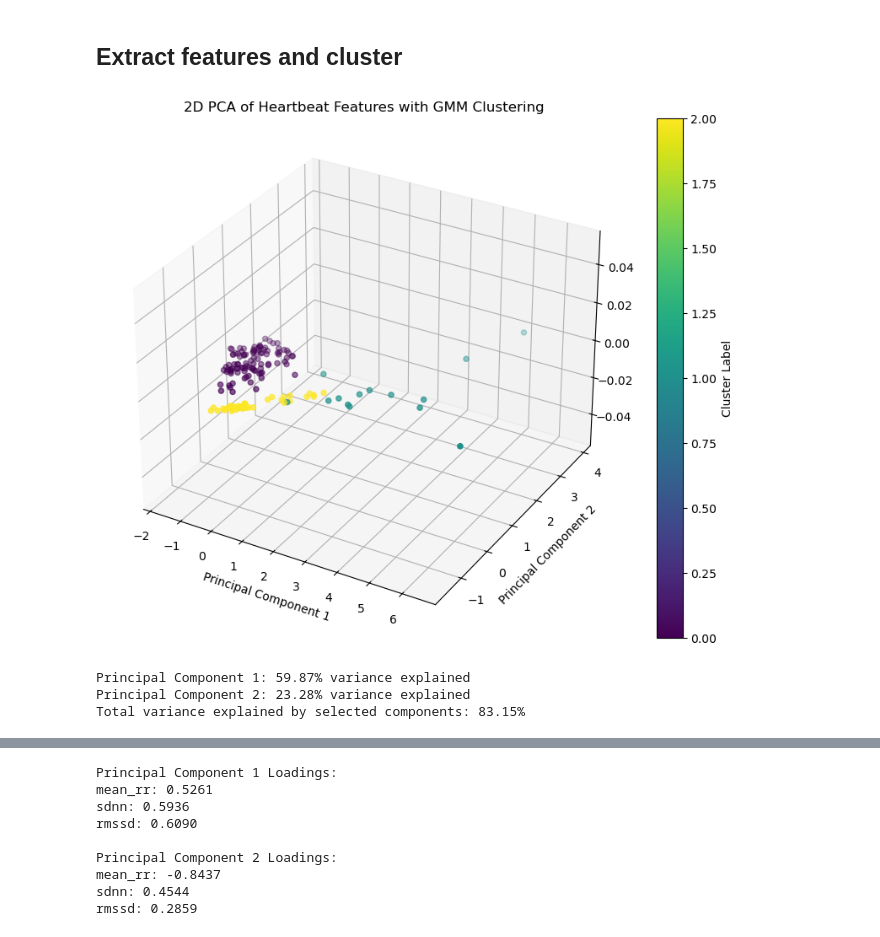
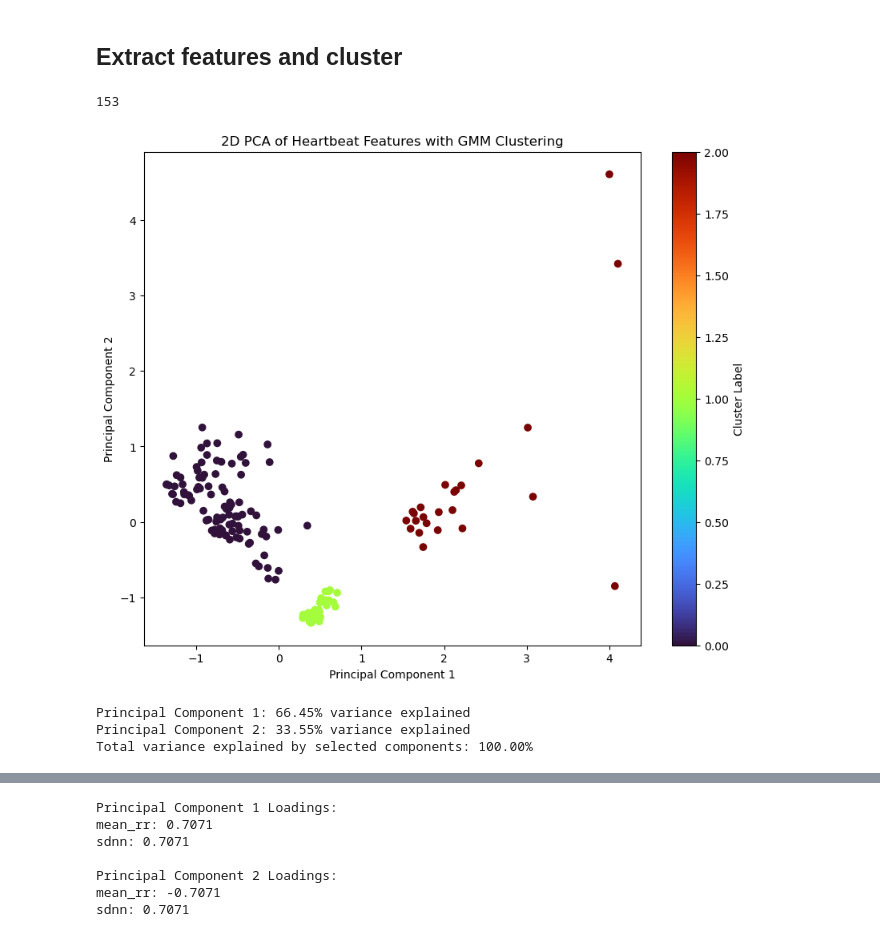
Before and after one commit to Hydropic/Unsupervised-Team-8, a Jupyter notebook: problem-2/new_pipeline.ipynb, the cells around one changed output, grey strips where cells are left out. Drawn from its saved outputs; the diff is of its cells as text; code cells hidden in the pictures.

```diff
--- a/problem-2/new_pipeline.ipynb
+++ b/problem-2/new_pipeline.ipynb
@@ -156,7 +156,7 @@ def extract_features_from_heartbeat(heartbeats, sampling_rate=360):
 
 
         features.append([
-           bpm, distance_between_spikes, ptp_std
+           bpm, distance_between_spikes#, ptp_std
         ])
 
     features = np.array(features)
@@ -183,7 +183,7 @@ cutoff_frequency = 1  # Define your cutoff frequency in Hz
 sampling_rate = 360  # Define your sampling rate in Hz
 
 filtered_heartbeats = [highpass_filter(heartbeat, cutoff_frequency, sampling_rate) for heartbeat in all_test_heartbeats]
-
+print(len(filtered_heartbeats))
 
 normalized_features = extract_features_from_heartbeat(filtered_heartbeats)
 
@@ -246,8 +246,8 @@ for cluster_idx in range(3):
 
 #############################################################################
 fig = plt.figure(figsize=(10, 8))
-ax = fig.add_subplot(111, projection='3d')
-scatter = ax.scatter(pca_features[:, 0], pca_features[:, 1], c=labels, cmap='viridis', marker='o')
+ax = fig.add_subplot(111)
+scatter = ax.scatter(pca_features[:, 0], pca_features[:, 1], c=labels, cmap='turbo', marker='o')
 ax.set_title('2D PCA of Heartbeat Features with GMM Clustering')
 ax.set_xlabel('Principal Component 1')
 ax.set_ylabel('Principal Component 2')
@@ -300,34 +300,35 @@ num_representatives = 10
 for cluster in range(3):  # Iterate over each cluster
     plt.figure(figsize=(15, 20))
 
     for i, idx in enumerate(unlikeliest_points[cluster]):
         plt.subplot(num_representatives, 1, i + 1)
         plt.plot(filtered_heartbeats[idx])  # Use global index for plotting
         plt.title(f'Cluster {cluster + 1} - Rep {i + 1}')
         plt.axis('off')
 
     plt.suptitle(f'Representative Heartbeats from Cluster {cluster + 1}')
     plt.tight_layout(rect=[0, 0, 1, 0.96])
     plt.show()
 
 
 # Number of representatives to visualize per cluster
 
 # Get the loadings
 loadings = pca.components_
 
 # Print the loadings
 feature_names = [
     "mean_rr", "sdnn", "rmssd", "pnn50"
 ]
 
 for i, component in enumerate(loadings):
     print(f"Principal Component {i+1} Loadings:")
     for feature, loading in zip(feature_names, component):
         print(f"{feature}: {loading:.4f}")
     print()
 # %% [output]
+153
-[figure, old version]
+[figure, new version]
-Principal Component 1: 59.87% variance explained
-Principal Component 2: 23.28% variance explained
-Total variance explained by selected components: 83.15%
+Principal Component 1: 66.45% variance explained
+Principal Component 2: 33.55% variance explained
+Total variance explained by selected components: 100.00%
@@ -337,9 +338,7 @@ Total variance explained by selected components: 83.15%
-Principal Component 1 Loadings:
-mean_rr: 0.5261
-sdnn: 0.5936
-rmssd: 0.6090
-
-Principal Component 2 Loadings:
-mean_rr: -0.8437
-sdnn: 0.4544
-rmssd: 0.2859
+Principal Component 1 Loadings:
+mean_rr: 0.7071
+sdnn: 0.7071
+
+Principal Component 2 Loadings:
+mean_rr: -0.7071
+sdnn: 0.7071
```
Also changed, not shown: parts of 1 cell of this notebook, 1 other file.
